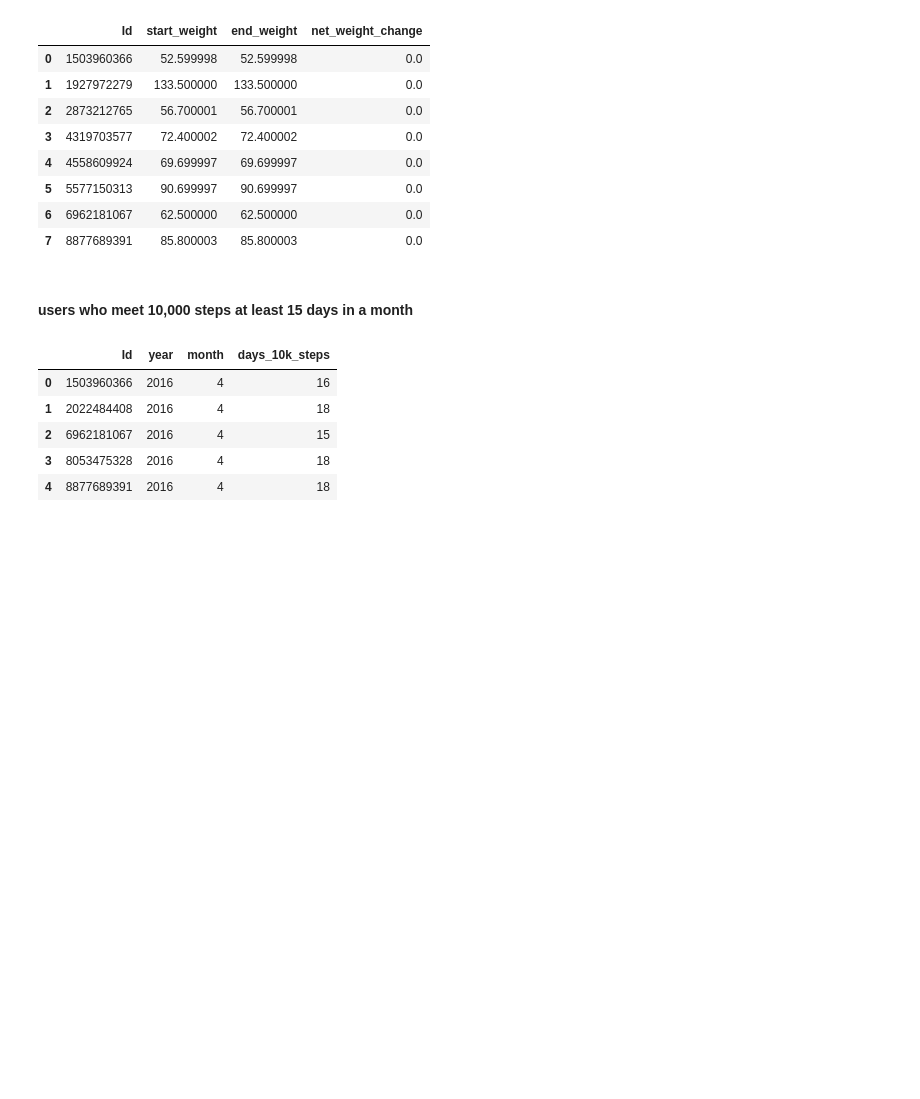
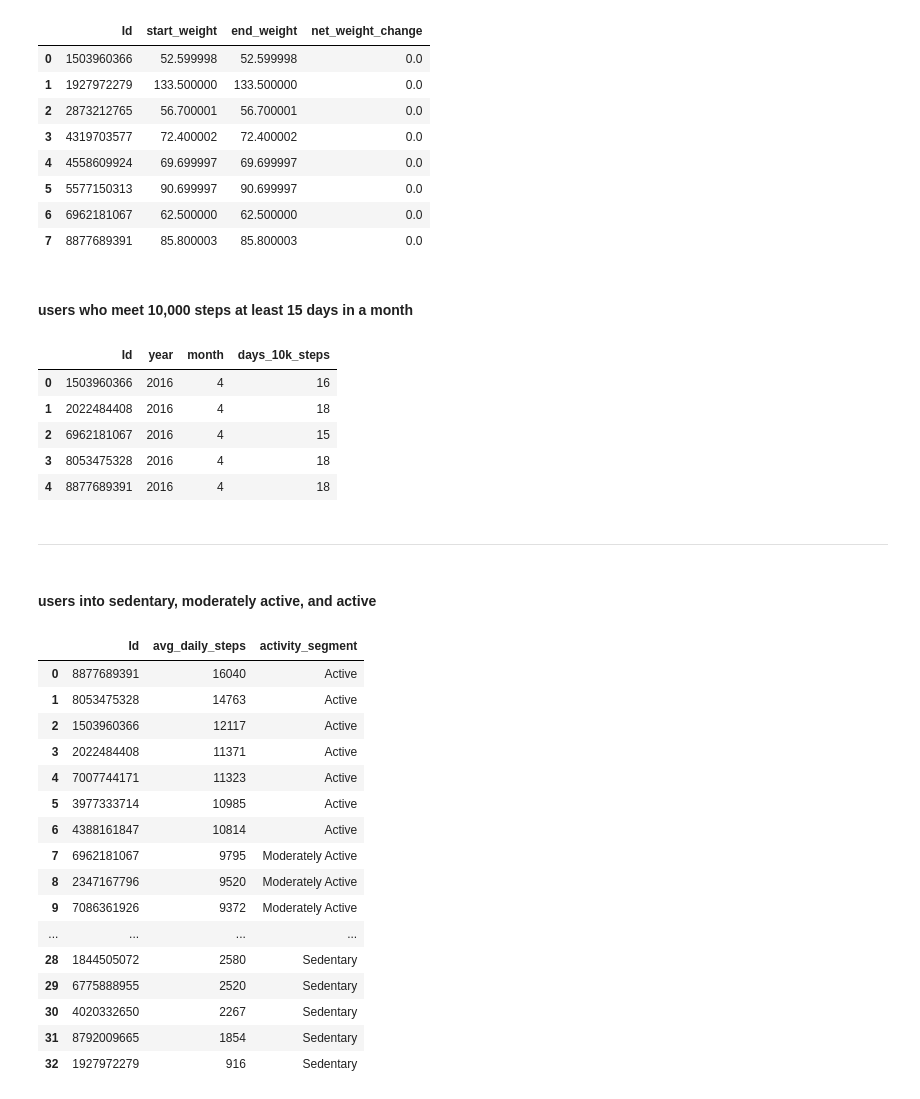
Before and after one commit to bollavamshidarreddy/fitbit-lifestyle-segmentation, a Jupyter notebook: notebooks/sql_analysis.ipynb, the cells around one changed output. Cells and saved outputs as stored; diff of their text form; code cells hidden in the pictures; blank space fills up the shorter version.

```diff
--- a/notebooks/sql_analysis.ipynb
+++ b/notebooks/sql_analysis.ipynb
@@ -1409,3 +1409,52 @@ df
 | 2 | 6962181067 | 2016 | 4 | 15 |
 | 3 | 8053475328 | 2016 | 4 | 18 |
 | 4 | 8877689391 | 2016 | 4 | 18 |
+# %% [markdown]
+---
+# %% [markdown]
+#### **users into sedentary, moderately active, and active**
+# %%
+with engine.connect() as conn:
+    result = conn.execute(
+        text("""
+            WITH avg_steps AS (
+                SELECT
+                    Id,
+                    AVG(TotalSteps) AS avg_daily_steps
+                FROM dailyActivity_merged
+                GROUP BY Id
+            )
+            SELECT
+                Id,
+                ROUND(avg_daily_steps, 0) AS avg_daily_steps,
+                CASE
+                    WHEN avg_daily_steps < 5000 THEN 'Sedentary'
+                    WHEN avg_daily_steps BETWEEN 5000 AND 9999 THEN 'Moderately Active'
+                    ELSE 'Active'
+                END AS activity_segment
+            FROM avg_steps
+            ORDER BY avg_daily_steps DESC;
+        """)
+    )
+
+    df = pd.DataFrame(result.fetchall(), columns=result.keys())
+
+df
+# %% [output]
+|  | Id | avg_daily_steps | activity_segment |
+| 0 | 8877689391 | 16040 | Active |
+| 1 | 8053475328 | 14763 | Active |
+| 2 | 1503960366 | 12117 | Active |
+| 3 | 2022484408 | 11371 | Active |
+| 4 | 7007744171 | 11323 | Active |
+| 5 | 3977333714 | 10985 | Active |
+| 6 | 4388161847 | 10814 | Active |
+| 7 | 6962181067 | 9795 | Moderately Active |
+| 8 | 2347167796 | 9520 | Moderately Active |
+| 9 | 7086361926 | 9372 | Moderately Active |
+| ... | ... | ... | ... |
+| 28 | 1844505072 | 2580 | Sedentary |
+| 29 | 6775888955 | 2520 | Sedentary |
+| 30 | 4020332650 | 2267 | Sedentary |
+| 31 | 8792009665 | 1854 | Sedentary |
+| 32 | 1927972279 | 916 | Sedentary |
```
Also changed, not shown: parts of 3 cells of this notebook.
